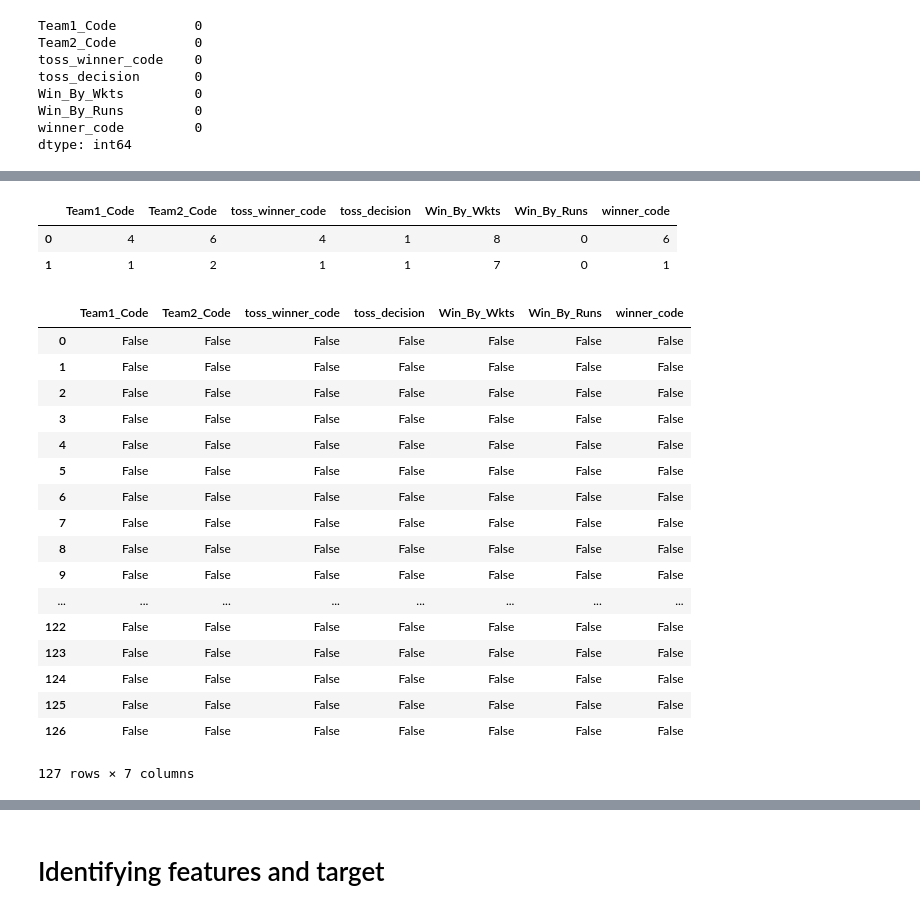
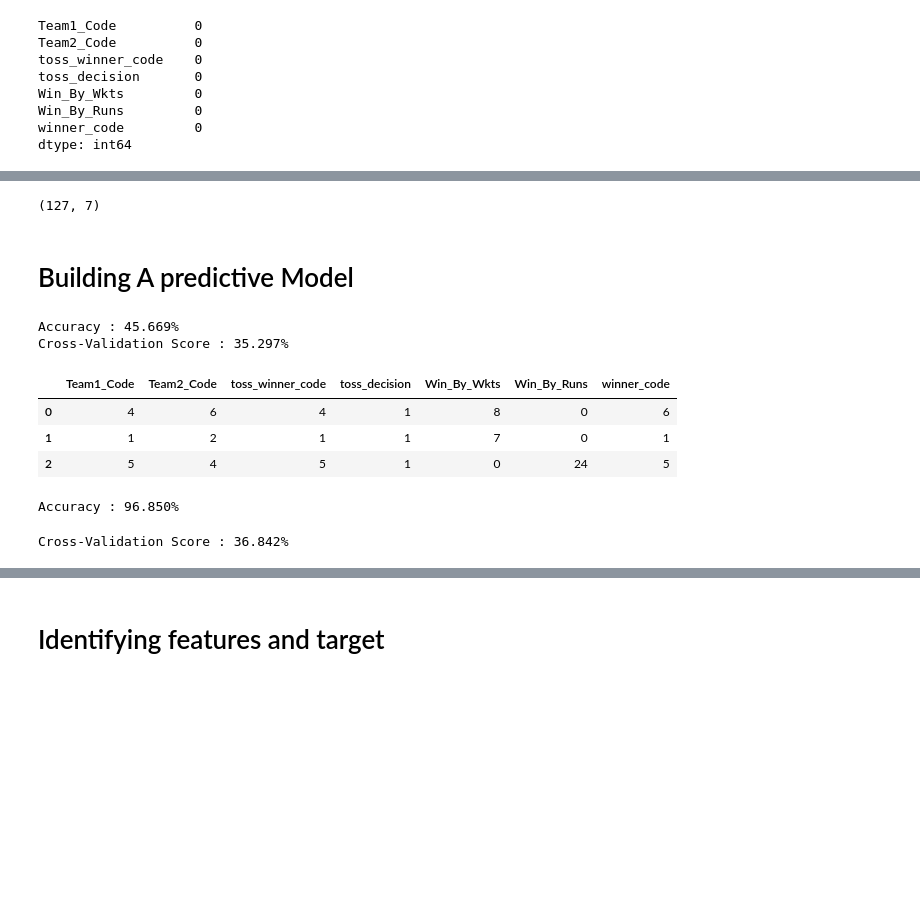
Before and after one commit to syedrafayhashmi/Machine-Learning-Course-NCAI, a Jupyter notebook: Project/PSL_Prediction.ipynb, the cells around one changed output, grey strips where cells are left out. Cells and saved outputs as stored; diff of their text form; code cells hidden in the pictures; blank space fills up the shorter version.

```diff
--- a/Project/PSL_Prediction.ipynb
+++ b/Project/PSL_Prediction.ipynb
@@ -195,28 +195,6 @@ df[pd.isnull(df['Win_By_Runs'])]
 # %%
 df.shape
-df.head(2)
 # %% [output]
-|  | Team1_Code | Team2_Code | toss_winner_code | toss_decision | Win_By_Wkts | Win_By_Runs | winner_code |
-| 0 | 4 | 6 | 4 | 1 | 8 | 0 | 6 |
-| 1 | 1 | 2 | 1 | 1 | 7 | 0 | 1 |
+(127, 7)
-# %%
-df.isnull()
-# %% [output]
-|  | Team1_Code | Team2_Code | toss_winner_code | toss_decision | Win_By_Wkts | Win_By_Runs | winner_code |
-| 0 | False | False | False | False | False | False | False |
-| 1 | False | False | False | False | False | False | False |
-| 2 | False | False | False | False | False | False | False |
-| 3 | False | False | False | False | False | False | False |
-| 4 | False | False | False | False | False | False | False |
-| 5 | False | False | False | False | False | False | False |
-| 6 | False | False | False | False | False | False | False |
-| 7 | False | False | False | False | False | False | False |
-| 8 | False | False | False | False | False | False | False |
-| 9 | False | False | False | False | False | False | False |
-| ... | ... | ... | ... | ... | ... | ... | ... |
-| 122 | False | False | False | False | False | False | False |
-| 123 | False | False | False | False | False | False | False |
-| 124 | False | False | False | False | False | False | False |
-| 125 | False | False | False | False | False | False | False |
-| 126 | False | False | False | False | False | False | False |
-127 rows × 7 columns
+# %% [markdown]
+# Building A predictive Model
@@ -223,3 +226,27 @@ df.isnull()
+# %%
+from sklearn.ensemble import RandomForestRegressor
+outcome_var=['winner_code']
+predictor_var = ['Team1_Code','Team2_Code','toss_winner_code',"Win_By_Wkts","Win_By_Runs"]
+model = LogisticRegression()
+classification_model(model, df,predictor_var,outcome_var)
+# %% [output]
+Accuracy : 45.669%
+Cross-Validation Score : 35.297%
+# %%
+df.head(3)
+# %% [output]
+|  | Team1_Code | Team2_Code | toss_winner_code | toss_decision | Win_By_Wkts | Win_By_Runs | winner_code |
+| 0 | 4 | 6 | 4 | 1 | 8 | 0 | 6 |
+| 1 | 1 | 2 | 1 | 1 | 7 | 0 | 1 |
+| 2 | 5 | 4 | 5 | 1 | 0 | 24 | 5 |
+# %%
+model = RandomForestClassifier(n_estimators=100)
+outcome_var = ['winner_code']
+predictor_var = ['Team1_Code','Team2_Code','toss_winner_code',"Win_By_Wkts","Win_By_Runs"]
+classification_model(model, df,predictor_var,outcome_var)
+# %% [output]
+Accuracy : 96.850%
+Cross-Validation Score : 36.842%
 # %%
 mean = df.mean(axis=0)
 df-= mean
```
Also changed, not shown: parts of 7 cells of this notebook.
